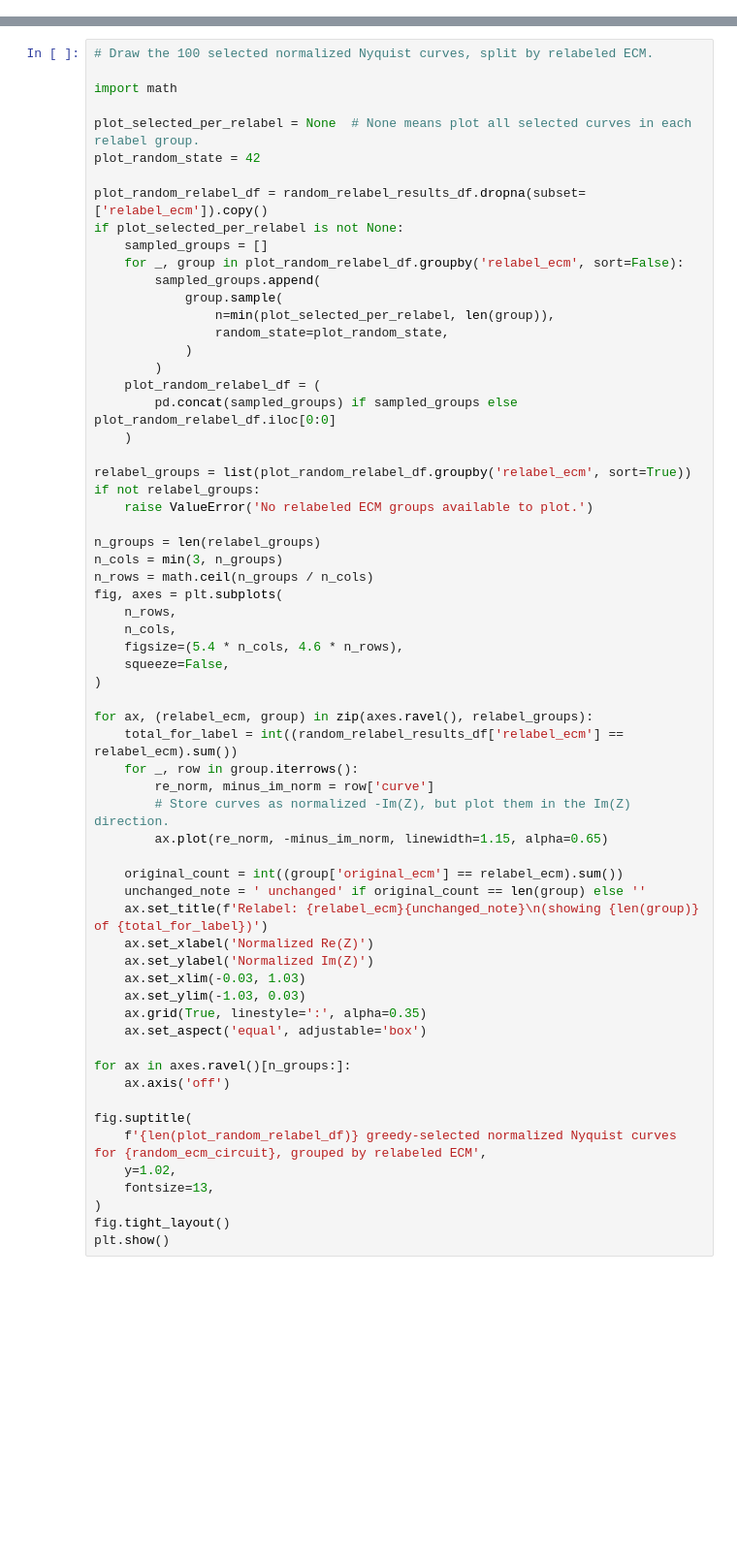
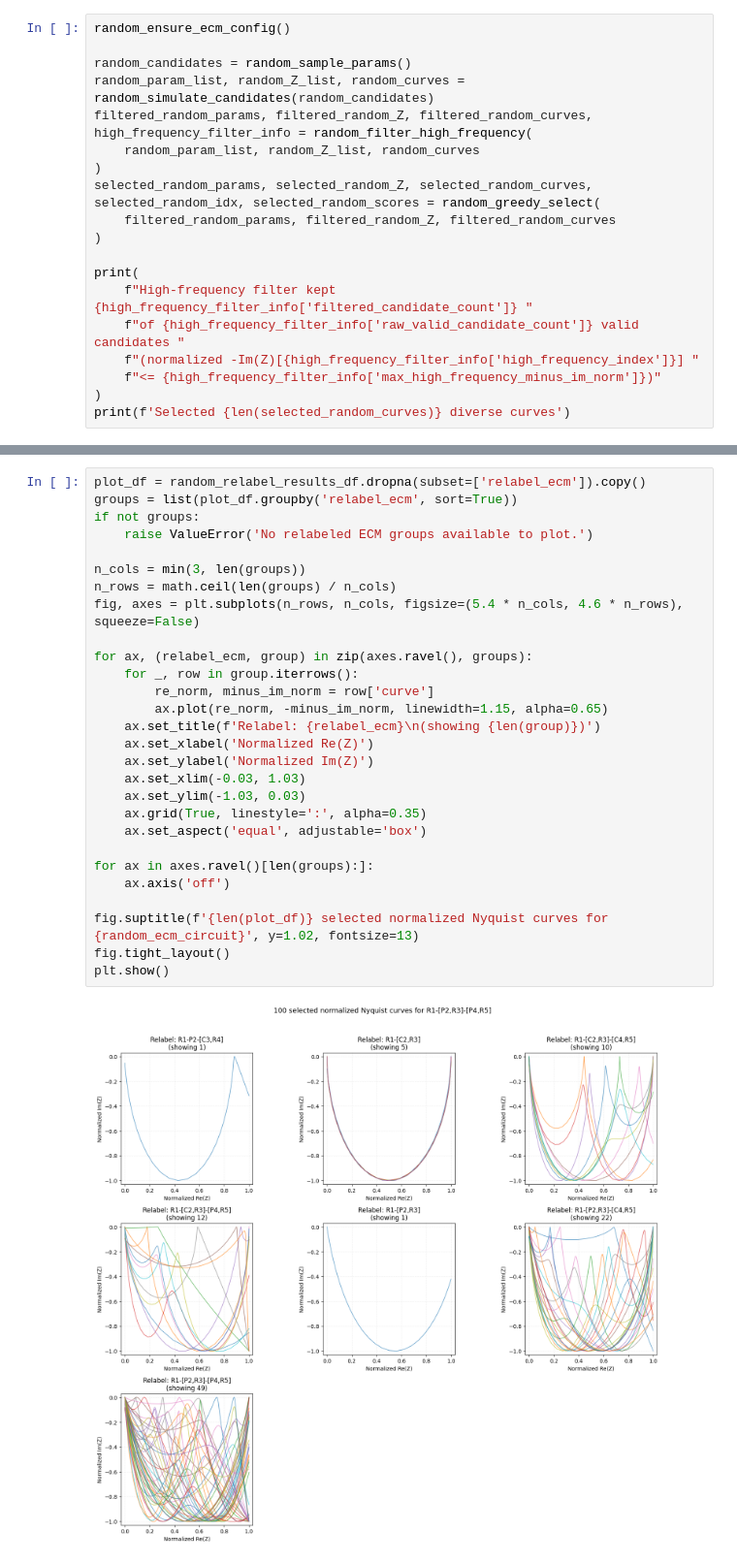
Before and after one commit to zhechengyin/AutoREC, a Jupyter notebook: generate_EIS_data_1.ipynb, the cells around one changed output, grey strips where cells are left out. Shown at 97% size. Saved outputs shown, nothing was run; the diff lists cells and outputs as text; blank space fills up the shorter version.

```diff
--- a/generate_EIS_data_1.ipynb
+++ b/generate_EIS_data_1.ipynb
@@ -1206,0 +1076,19 @@ print(f'Selected {len(selected_random_curves)} diverse curves')
+# %%
+random_ensure_ecm_config()
+
+random_candidates = random_sample_params()
+random_param_list, random_Z_list, random_curves = random_simulate_candidates(random_candidates)
+filtered_random_params, filtered_random_Z, filtered_random_curves, high_frequency_filter_info = random_filter_high_frequency(
+    random_param_list, random_Z_list, random_curves
+)
+selected_random_params, selected_random_Z, selected_random_curves, selected_random_idx, selected_random_scores = random_greedy_select(
+    filtered_random_params, filtered_random_Z, filtered_random_curves
+)
+
+print(
+    f"High-frequency filter kept {high_frequency_filter_info['filtered_candidate_count']} "
+    f"of {high_frequency_filter_info['raw_valid_candidate_count']} valid candidates "
+    f"(normalized -Im(Z)[{high_frequency_filter_info['high_frequency_index']}] "
+    f"<= {high_frequency_filter_info['max_high_frequency_minus_im_norm']})"
+)
+print(f'Selected {len(selected_random_curves)} diverse curves')
@@ -1480,63 +1343,30 @@ random_relabel_results_df[['selected_position', 'original_ecm', 'simplified_ecm'
 # %%
-# Draw the 100 selected normalized Nyquist curves, split by relabeled ECM.
-
-import math
-
-plot_selected_per_relabel = None  # None means plot all selected curves in each relabel group.
-plot_random_state = 42
-
-plot_random_relabel_df = random_relabel_results_df.dropna(subset=['relabel_ecm']).copy()
-if plot_selected_per_relabel is not None:
-    sampled_groups = []
-    for _, group in plot_random_relabel_df.groupby('relabel_ecm', sort=False):
-        sampled_groups.append(
-            group.sample(
-                n=min(plot_selected_per_relabel, len(group)),
-                random_state=plot_random_state,
-            )
-        )
-    plot_random_relabel_df = (
-        pd.concat(sampled_groups) if sampled_groups else plot_random_relabel_df.iloc[0:0]
-    )
-
-relabel_groups = list(plot_random_relabel_df.groupby('relabel_ecm', sort=True))
-if not relabel_groups:
+plot_df = random_relabel_results_df.dropna(subset=['relabel_ecm']).copy()
+groups = list(plot_df.groupby('relabel_ecm', sort=True))
+if not groups:
     raise ValueError('No relabeled ECM groups available to plot.')
 
-n_groups = len(relabel_groups)
-n_cols = min(3, n_groups)
-n_rows = math.ceil(n_groups / n_cols)
-fig, axes = plt.subplots(
-    n_rows,
-    n_cols,
-    figsize=(5.4 * n_cols, 4.6 * n_rows),
-    squeeze=False,
-)
+n_cols = min(3, len(groups))
+n_rows = math.ceil(len(groups) / n_cols)
+fig, axes = plt.subplots(n_rows, n_cols, figsize=(5.4 * n_cols, 4.6 * n_rows), squeeze=False)
 
-for ax, (relabel_ecm, group) in zip(axes.ravel(), relabel_groups):
-    total_for_label = int((random_relabel_results_df['relabel_ecm'] == relabel_ecm).sum())
+for ax, (relabel_ecm, group) in zip(axes.ravel(), groups):
     for _, row in group.iterrows():
         re_norm, minus_im_norm = row['curve']
-        # Store curves as normalized -Im(Z), but plot them in the Im(Z) direction.
         ax.plot(re_norm, -minus_im_norm, linewidth=1.15, alpha=0.65)
-
-    original_count = int((group['original_ecm'] == relabel_ecm).sum())
-    unchanged_note = ' unchanged' if original_count == len(group) else ''
-    ax.set_title(f'Relabel: {relabel_ecm}{unchanged_note}\n(showing {len(group)} of {total_for_label})')
+    ax.set_title(f'Relabel: {relabel_ecm}\n(showing {len(group)})')
     ax.set_xlabel('Normalized Re(Z)')
     ax.set_ylabel('Normalized Im(Z)')
     ax.set_xlim(-0.03, 1.03)
     ax.set_ylim(-1.03, 0.03)
     ax.grid(True, linestyle=':', alpha=0.35)
     ax.set_aspect('equal', adjustable='box')
 
-for ax in axes.ravel()[n_groups:]:
+for ax in axes.ravel()[len(groups):]:
     ax.axis('off')
 
-fig.suptitle(
-    f'{len(plot_random_relabel_df)} greedy-selected normalized Nyquist curves for {random_ecm_circuit}, grouped by relabeled ECM',
-    y=1.02,
-    fontsize=13,
-)
+fig.suptitle(f'{len(plot_df)} selected normalized Nyquist curves for {random_ecm_circuit}', y=1.02, fontsize=13)
 fig.tight_layout()
 plt.show()
+# %% [output]
+[figure, added]
```
Also changed, not shown: parts of 40 cells of this notebook.
